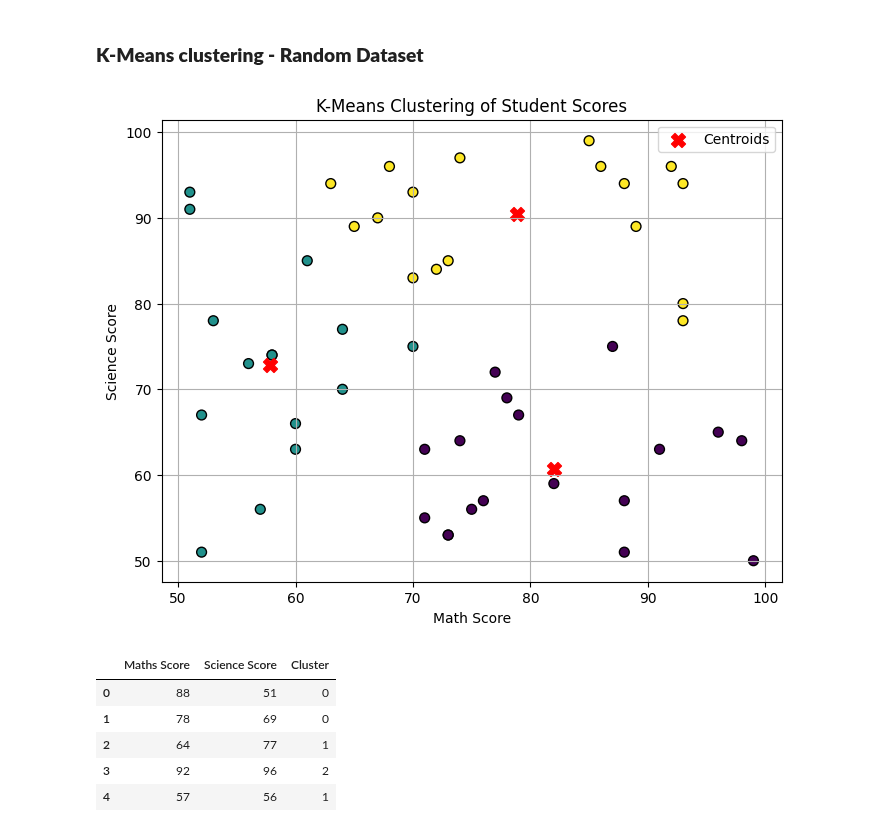
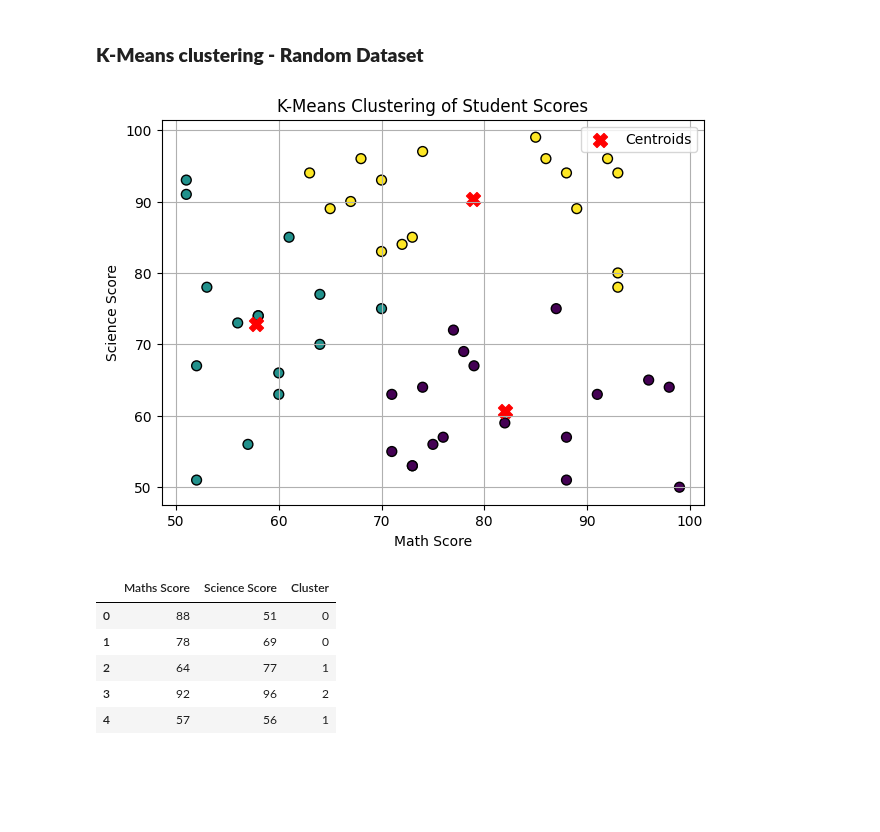
Before and after one commit to aninditadash/Introduction_to_machine_learning, a Jupyter notebook: unsupervised_learning/Examples/Random_data_clustering_analysis.ipynb, the cells around one changed output. Drawn from its saved outputs; the diff is of its cells as text; code cells hidden in the pictures; blank space fills up the shorter version.

```diff
--- a/unsupervised_learning/Examples/Random_data_clustering_analysis.ipynb
+++ b/unsupervised_learning/Examples/Random_data_clustering_analysis.ipynb
@@ -48,24 +49,24 @@ plt.show()
 # %%
 # Apply K-Means clustering with K=3
 kmeans = KMeans(n_clusters = 3, random_state=42, n_init=10)
 kmeans.fit(student_scores_df)
 clusters = kmeans.labels_
 centroids = kmeans.cluster_centers_
 
 student_scores_df['Cluster'] = clusters
 
 # Plot the results
-plt.figure(figsize=(8, 6))
+plt.figure(figsize=(7, 5))
 plt.scatter(student_scores_df['Maths Score'], student_scores_df['Science Score'], c=clusters, edgecolors='k', s=50)
 plt.scatter(centroids[:, 0], centroids[:, 1], c='red', marker='X', s=100, label='Centroids')
 plt.xlabel('Math Score')
 plt.ylabel('Science Score')
 plt.title('K-Means Clustering of Student Scores')
 plt.legend()
 plt.grid(True)
 plt.show()
 # %% [output]
-[figure, old version]
+[figure, new version]
 # %%
 student_scores_df.head()
 # %% [output]
```
Also changed, not shown: parts of 6 cells of this notebook.
